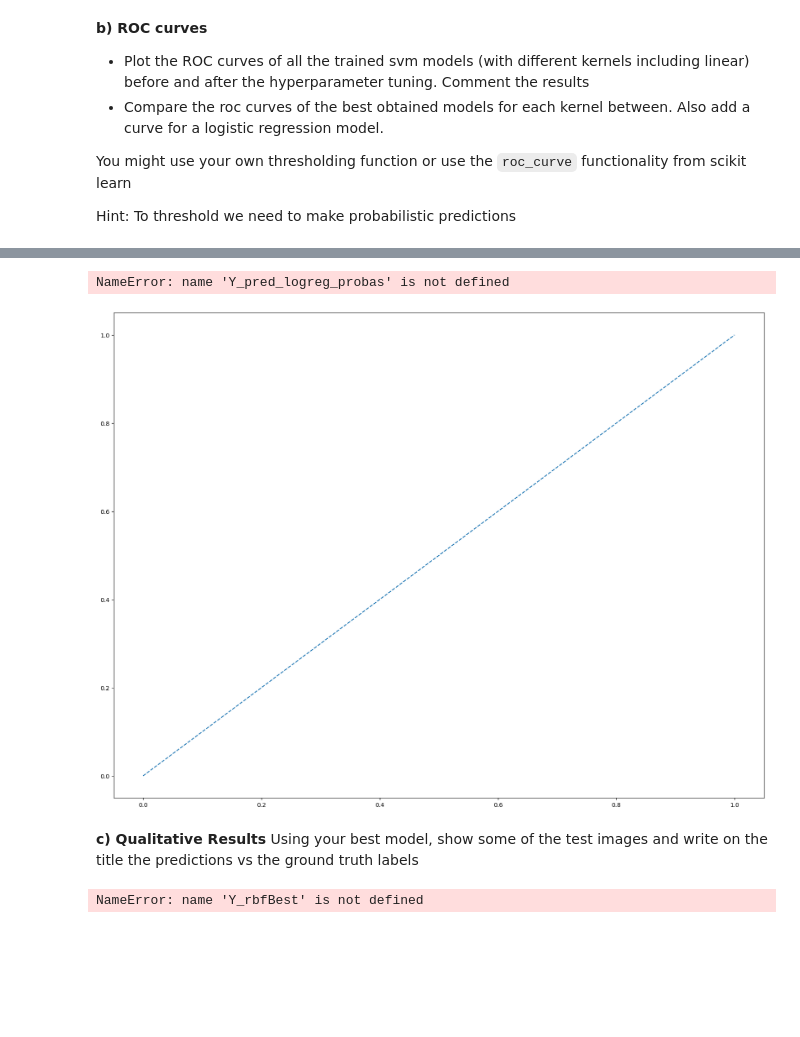
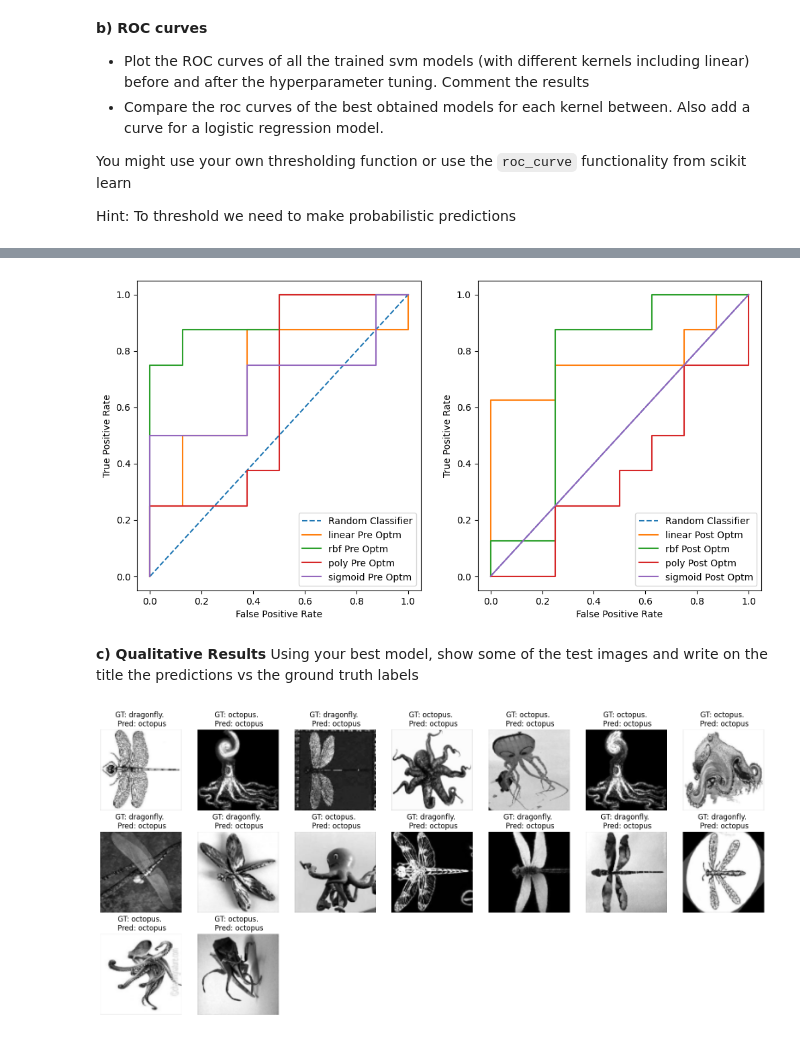
Before and after one commit to ioloizou/artificial-intelligence, a Jupyter notebook: Lab_2/2023_2024_From_Linear_Classifiers_to_SVMs_sv.ipynb, the cells around one changed output, grey strips where cells are left out. Saved outputs shown, nothing was run; the diff lists cells and outputs as text; code cells hidden in the pictures; blank space fills up the shorter version.

```diff
--- a/Lab_2/2023_2024_From_Linear_Classifiers_to_SVMs_sv.ipynb
+++ b/Lab_2/2023_2024_From_Linear_Classifiers_to_SVMs_sv.ipynb
@@ -524,23 +472,40 @@ Score:  0.45454545454545453
-# %%
-# plot no skill roc curve
-plt.plot([0, 1], [0, 1], linestyle='--', label='No Skill')
-
-# calculate roc curve for logistic regression
-fpr, tpr, _ = roc_curve(Y_test, Y_pred_logreg_probas[:,1])
-plt.plot(fpr, tpr, marker='.', label='Logistic')
-
-# axis labels
-plt.xlabel('False Positive Rate')
-plt.ylabel('True Positive Rate')
-
-# show the legend
-plt.legend()
-
-# show the plot
-plt.show()
-# %% [output]
-NameError: name 'Y_pred_logreg_probas' is not defined
-[figure, removed]
+# %%
+from sklearn.metrics import roc_curve, RocCurveDisplay
+kernels = ['linear','rbf', 'poly', 'sigmoid']
+fig, axes = plt.subplots(1, 2, figsize=(12, 6))
+axes[0].plot([0, 1], [0, 1], linestyle='--', label='Random Classifier')
+axes[1].plot([0, 1], [0, 1], linestyle='--', label='Random Classifier')
+
+for kernel in kernels:
+
+    #before hyperparameter tuning:
+    svm = SVC(kernel=kernel, probability=True)
+    svm.fit(X_train,Y_train.flatten())
+    Y_pred = svm.predict_proba(X_test)
+    fpr, tpr, _ = roc_curve(Y_test, Y_pred[:,1])#[:,1]
+
+    axes[0].plot(fpr,tpr, label = kernel + " Pre Optm");
+    axes[0].set_xlabel('False Positive Rate')
+    axes[0].set_ylabel('True Positive Rate')
+    axes[0].legend()
+
+
+    #after hyperparameter tunning:
+    svm = GridSearchCV(svm, param_grid)
+    svm.fit(X_val,Y_val.flatten())
+    Y_pred = svm.predict_proba(X_test)
+    fpr, tpr, _ = roc_curve(Y_test, Y_pred[:,1])#[:,1]
+
+    axes[1].plot(fpr,tpr, label = kernel + " Post Optm");
+    axes[1].set_xlabel('False Positive Rate')
+    axes[1].set_ylabel('True Positive Rate')
+    axes[1].legend()
+
+
+plt.show()
+# Logistic Regression
+# %% [output]
+[figure, added]
 # %% [markdown]
 **c) Qualitative Results** Using your best model, show some of the test images and write on the title the predictions vs the ground truth labels
 # %%
@@ -550,7 +515,7 @@ height=15
 plt.rcParams['figure.figsize'] = [width, height]
 
 #Change your predictions vector here
-Y_best=Y_rbfBest
+Y_best=Y_pred
 
 fig=plt.figure()
 imCounter = 1
@@ -567,4 +532,4 @@ for i in range(len(Y_test)):
     imCounter += 1
 plt.show()
 # %% [output]
-NameError: name 'Y_rbfBest' is not defined
+[figure, added]
```
Also changed, not shown: parts of 8 cells of this notebook.
